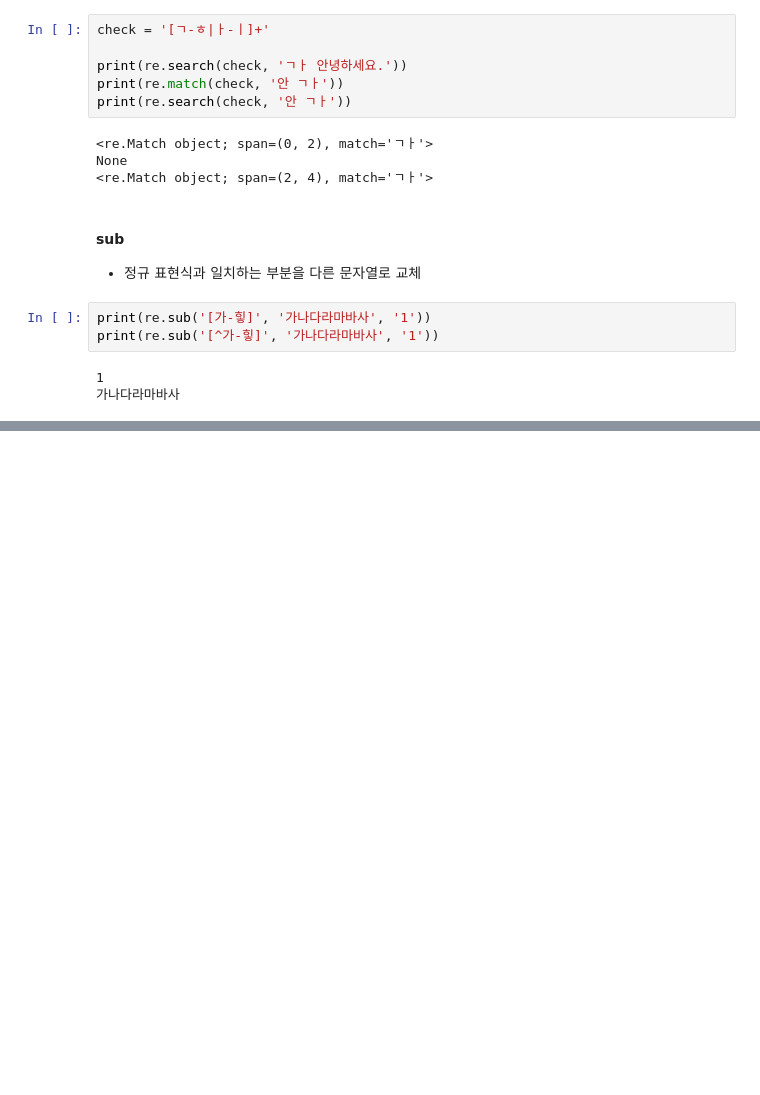
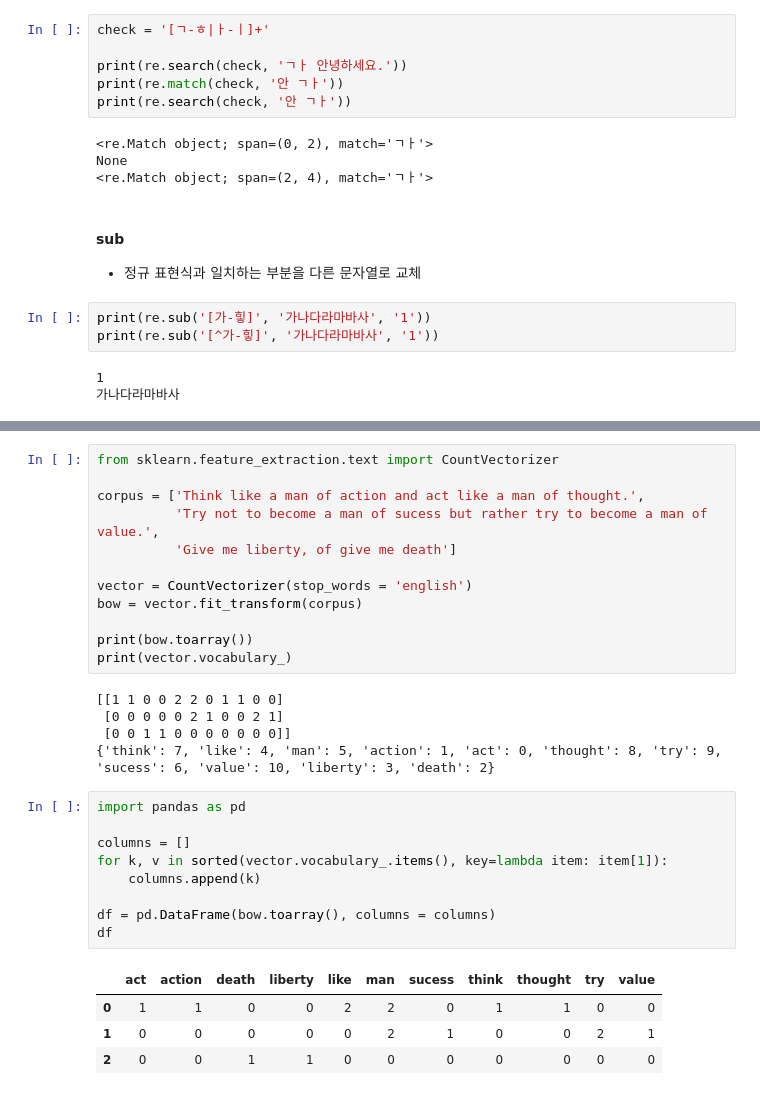
Before and after one commit to KimYongHwi/machine-learning-study, a Jupyter notebook: natural_language_processing/1_자연어_처리_기초.ipynb, the cells around one changed output, grey strips where cells are left out. Cells and saved outputs as stored; diff of their text form; blank space fills up the shorter version.

```diff
--- a/natural_language_processing/1_자연어_처리_기초.ipynb
+++ b/natural_language_processing/1_자연어_처리_기초.ipynb
@@ -477,0 +664,31 @@ print(re.sub('[^가-힣]', '가나다라마바사', '1'))
+# %%
+from sklearn.feature_extraction.text import CountVectorizer
+
+corpus = ['Think like a man of action and act like a man of thought.',
+          'Try not to become a man of sucess but rather try to become a man of value.',
+          'Give me liberty, of give me death']
+
+vector = CountVectorizer(stop_words = 'english')
+bow = vector.fit_transform(corpus)
+
+print(bow.toarray())
+print(vector.vocabulary_)
+# %% [output]
+[[1 1 0 0 2 2 0 1 1 0 0]
+ [0 0 0 0 0 2 1 0 0 2 1]
+ [0 0 1 1 0 0 0 0 0 0 0]]
+{'think': 7, 'like': 4, 'man': 5, 'action': 1, 'act': 0, 'thought': 8, 'try': 9, 'sucess': 6, 'value': 10, 'liberty': 3, 'death': 2}
+# %%
+import pandas as pd
+
+columns = []
+for k, v in sorted(vector.vocabulary_.items(), key=lambda item: item[1]):
+    columns.append(k)
+
+df = pd.DataFrame(bow.toarray(), columns = columns)
+df
+# %% [output]
+|  | act | action | death | liberty | like | man | sucess | think | thought | try | value |
+| 0 | 1 | 1 | 0 | 0 | 2 | 2 | 0 | 1 | 1 | 0 | 0 |
+| 1 | 0 | 0 | 0 | 0 | 0 | 2 | 1 | 0 | 0 | 2 | 1 |
+| 2 | 0 | 0 | 1 | 1 | 0 | 0 | 0 | 0 | 0 | 0 | 0 |
```
Also changed, not shown: parts of 39 cells of this notebook.
